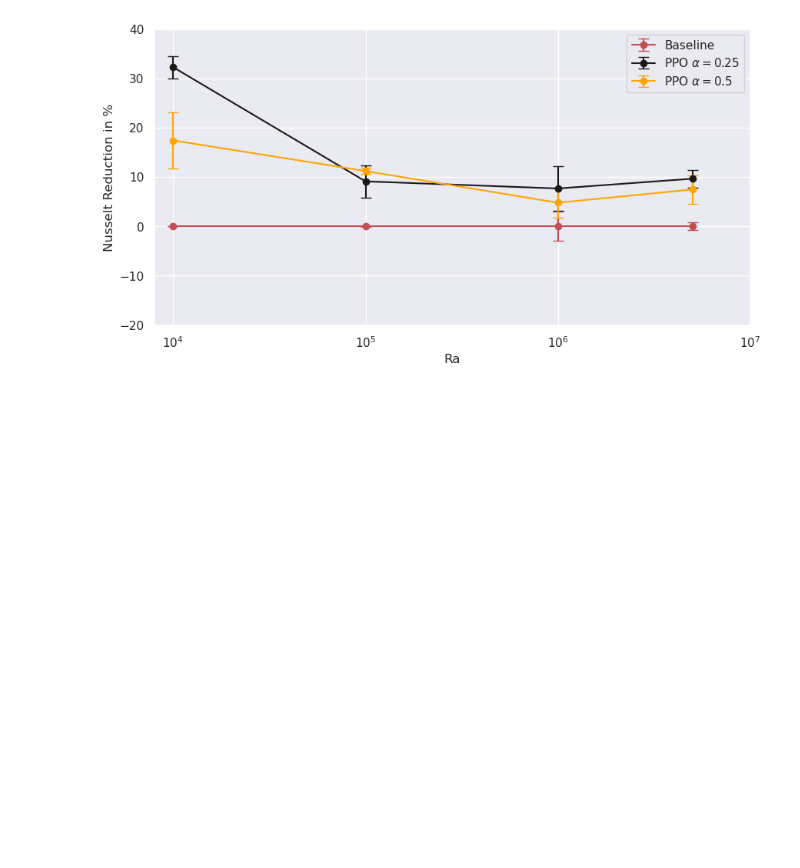
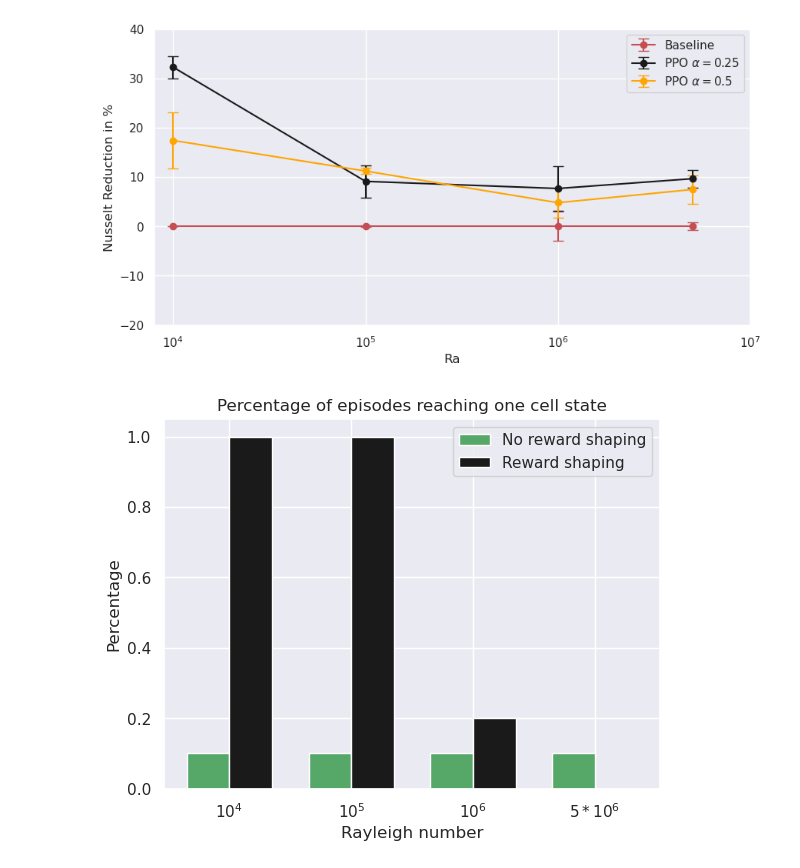
Before and after one commit to SAIL-project/RayleighBenard-Dataset, a Jupyter notebook: notebooks/results rewardshaping.ipynb, the cells around one changed output. Cells and saved outputs as stored; diff of their text form; code cells hidden in the pictures; blank space fills up the shorter version.

Commit message:
plot percentage of episodes reaching one cell state (todo: no reward shaping)

```diff
--- a/notebooks/results rewardshaping.ipynb
+++ b/notebooks/results rewardshaping.ipynb
@@ -115,0 +146,28 @@ plt.show()
+# %%
+# Make a simple bar chart to show the result (with reward shaping and without reward shaping)
+# Sample data
+categories = [r'$10^4$', r'$10^5$', r'$10^6$', r'$5*10^6$']
+values_group1 = [0.1, 0.1, 0.1, 0.1]
+values_group2 = percentages_one_cell_rs
+
+x = np.arange(len(categories))  # x locations for groups
+width = 0.35  # Width of bars
+
+fig, ax = plt.subplots()
+
+# Plot bars for both groups
+bars1 = ax.bar(x - width/2, values_group1, width, color='g', label='No reward shaping')
+bars2 = ax.bar(x + width/2, values_group2, width, color='k', label='Reward shaping')
+
+# Labels and title
+ax.set_xlabel("Rayleigh number")
+ax.set_ylabel("Percentage")
+ax.set_title("Percentage of episodes reaching one cell state")
+ax.set_xticks(x)
+ax.set_xticklabels(categories)
+ax.legend()
+
+# Show the plot
+plt.show()
+# %% [output]
+[figure, added]
```
Also changed, not shown: parts of 2 cells of this notebook.
